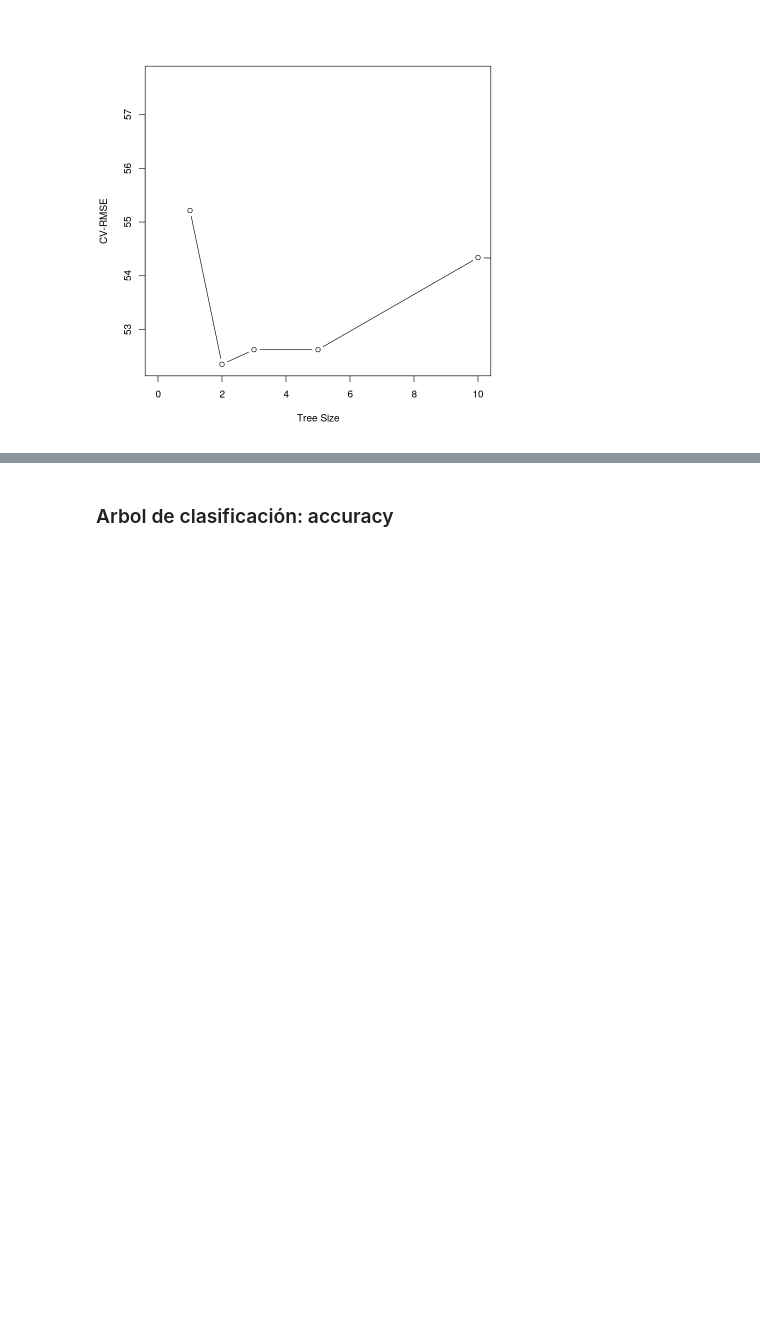
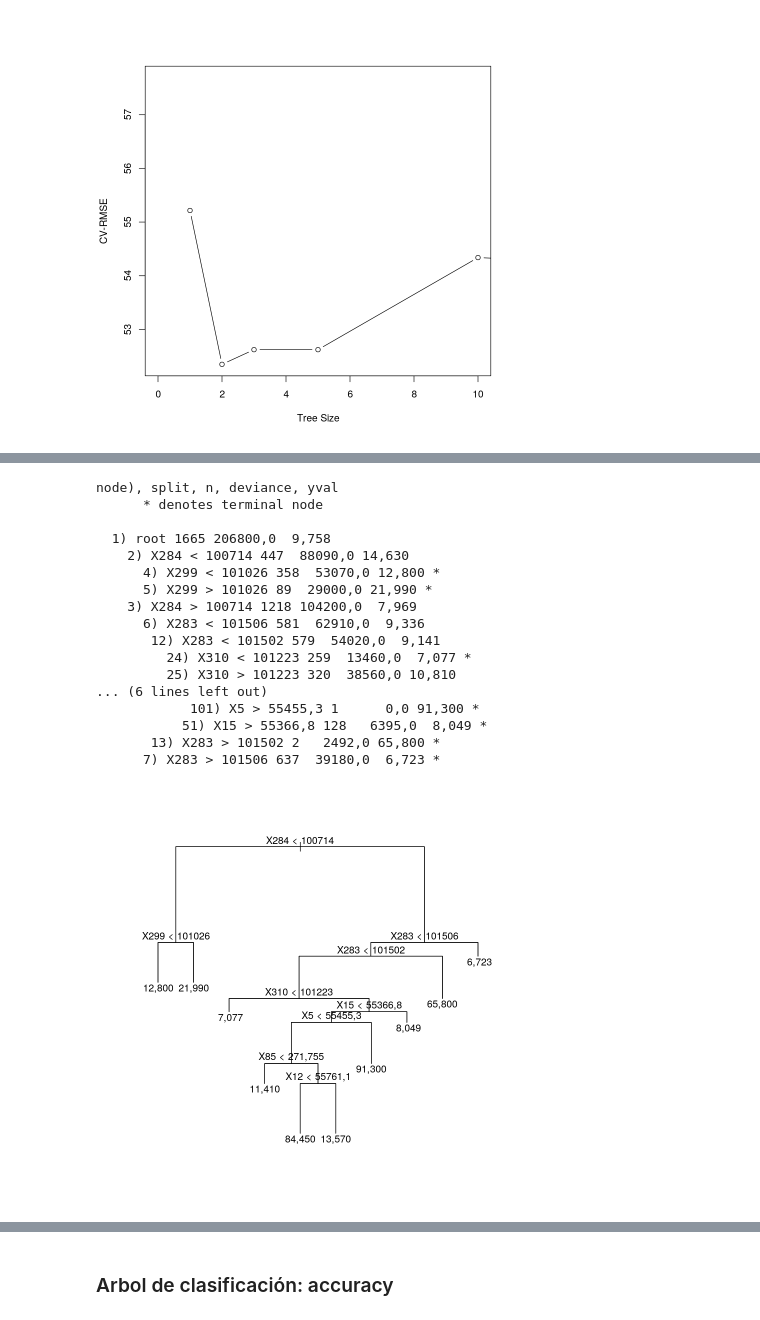
Before and after one commit to NTrevisani/DataScienceMaster, a Jupyter notebook: DataMining/Practica3/Practica3_NicoloTrevisani.ipynb, the cells around one changed output, grey strips where cells are left out. Drawn from its saved outputs; the diff is of its cells as text; code cells hidden in the pictures; blank space fills up the shorter version.

```diff
--- a/DataMining/Practica3/Practica3_NicoloTrevisani.ipynb
+++ b/DataMining/Practica3/Practica3_NicoloTrevisani.ipynb
@@ -368,3 +399,32 @@ Distribution of residuals:
 [figure]
+# %%
+# Podriamos pensar que la usar solo 5 hojas implique
+# reducir la acpacidad del arbol en describir la variabilidad
+# de la cantidad de lluvia. Intentamos usar 10 hojas
+opt.tree.rain.10 <- prune.tree(rain.tree, best = 10)
+
+# Pinto el arbol optimo
+plot(opt.tree.rain.10)
+text(opt.tree.rain.10, pretty = F)
+print(opt.tree.rain.10)
+# %% [output]
+node), split, n, deviance, yval
+      * denotes terminal node
+
+  1) root 1665 206800,0  9,758
+    2) X284 < 100714 447  88090,0 14,630
+      4) X299 < 101026 358  53070,0 12,800 *
+      5) X299 > 101026 89  29000,0 21,990 *
+    3) X284 > 100714 1218 104200,0  7,969
+      6) X283 < 101506 581  62910,0  9,336
+       12) X283 < 101502 579  54020,0  9,141
+         24) X310 < 101223 259  13460,0  7,077 *
+         25) X310 > 101223 320  38560,0 10,810
+... (6 lines left out)
+            101) X5 > 55455,3 1      0,0 91,300 *
+           51) X15 > 55366,8 128   6395,0  8,049 *
+       13) X283 > 101502 2   2492,0 65,800 *
+      7) X283 > 101506 637  39180,0  6,723 *
+[figure, added]
 # %%
 # Preparo los dataset de train y de test
```
Also changed, not shown: parts of 27 cells of this notebook, 2 other files.
